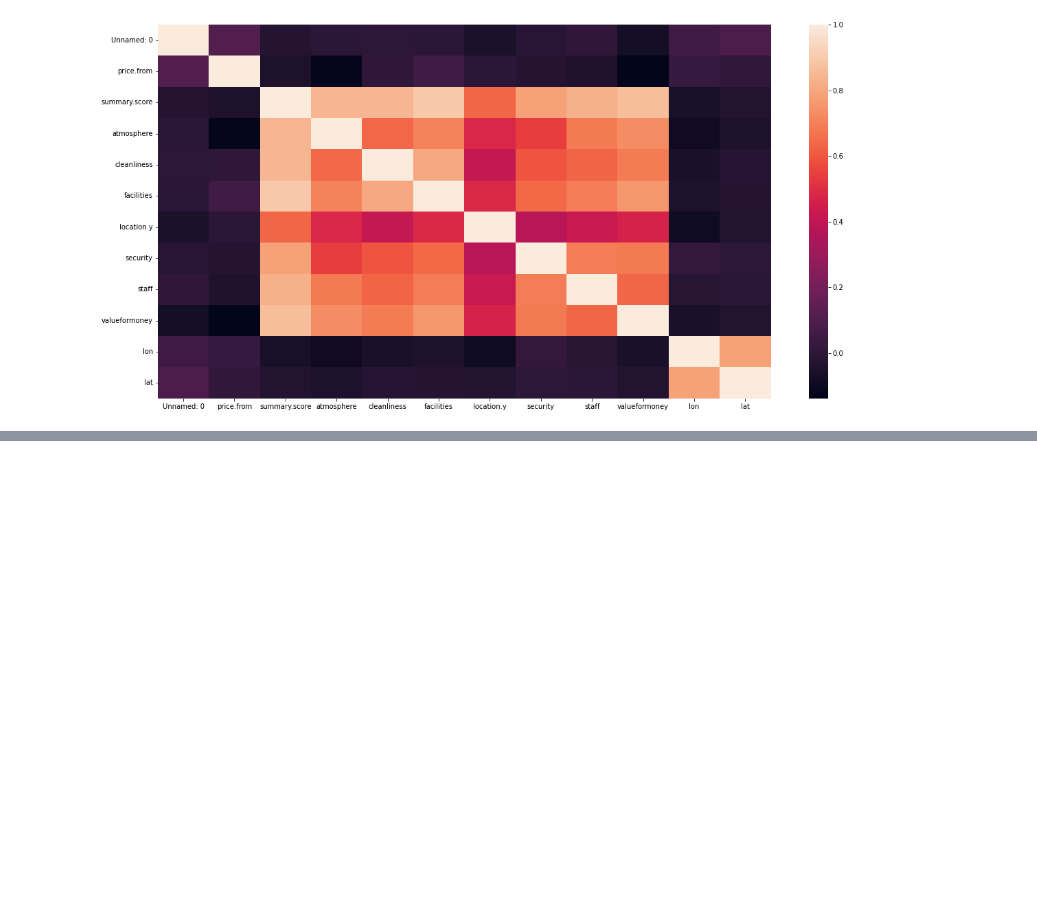
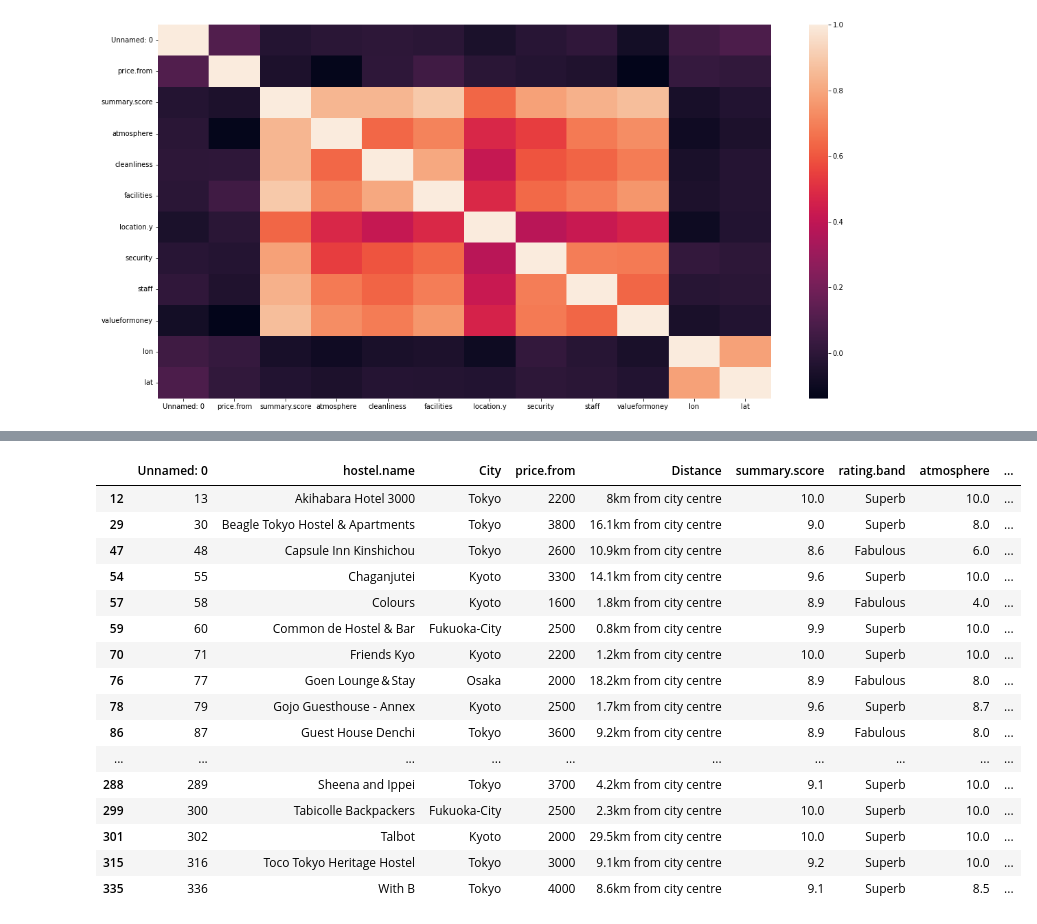
Before and after one commit to jacobgonza/hack-the-hood-work, a Jupyter notebook: housing-data/housing_data_analysis.ipynb, the cells around one changed output, grey strips where cells are left out. Saved outputs shown, nothing was run; the diff lists cells and outputs as text; code cells hidden in the pictures; blank space fills up the shorter version.

```diff
--- a/housing-data/housing_data_analysis.ipynb
+++ b/housing-data/housing_data_analysis.ipynb
@@ -108,0 +162,28 @@ sns.heatmap(correlation, xticklabels=correlation.columns,yticklabels=correlation
+# %%
+tokyo_hostel = []
+
+for index, row in hostel_data.iterrows():
+    if row["valueformoney"] == 10:
+        tokyo_hostel.append(row)
+
+tokyo_hostel = pd.DataFrame(tokyo_hostel)
+
+tokyo_hostel
+# %% [output]
+|  | Unnamed: 0 | hostel.name | City | price.from | Distance | summary.score | rating.band | atmosphere | ... |
+| 12 | 13 | Akihabara Hotel 3000 | Tokyo | 2200 | 8km from city centre | 10.0 | Superb | 10.0 | ... |
+| 29 | 30 | Beagle Tokyo Hostel & Apartments | Tokyo | 3800 | 16.1km from city centre | 9.0 | Superb | 8.0 | ... |
+| 47 | 48 | Capsule Inn Kinshichou | Tokyo | 2600 | 10.9km from city centre | 8.6 | Fabulous | 6.0 | ... |
+| 54 | 55 | Chaganjutei | Kyoto | 3300 | 14.1km from city centre | 9.6 | Superb | 10.0 | ... |
+| 57 | 58 | Colours | Kyoto | 1600 | 1.8km from city centre | 8.9 | Fabulous | 4.0 | ... |
+| 59 | 60 | Common de Hostel & Bar | Fukuoka-City | 2500 | 0.8km from city centre | 9.9 | Superb | 10.0 | ... |
+| 70 | 71 | Friends Kyo | Kyoto | 2200 | 1.2km from city centre | 10.0 | Superb | 10.0 | ... |
+| 76 | 77 | Goen Lounge＆Stay | Osaka | 2000 | 18.2km from city centre | 8.9 | Fabulous | 8.0 | ... |
+| 78 | 79 | Gojo Guesthouse - Annex | Kyoto | 2500 | 1.7km from city centre | 9.6 | Superb | 8.7 | ... |
+| 86 | 87 | Guest House Denchi | Tokyo | 3600 | 9.2km from city centre | 8.9 | Fabulous | 8.0 | ... |
+| ... | ... | ... | ... | ... | ... | ... | ... | ... | ... |
+| 288 | 289 | Sheena and Ippei | Tokyo | 3700 | 4.2km from city centre | 9.1 | Superb | 10.0 | ... |
+| 299 | 300 | Tabicolle Backpackers | Fukuoka-City | 2500 | 2.3km from city centre | 10.0 | Superb | 10.0 | ... |
+| 301 | 302 | Talbot | Kyoto | 2000 | 29.5km from city centre | 10.0 | Superb | 10.0 | ... |
+| 315 | 316 | Toco Tokyo Heritage Hostel | Tokyo | 3000 | 9.1km from city centre | 9.2 | Superb | 10.0 | ... |
+| 335 | 336 | With B | Tokyo | 4000 | 8.6km from city centre | 9.1 | Superb | 8.5 | ... |
```
Also changed, not shown: parts of 7 cells of this notebook.
